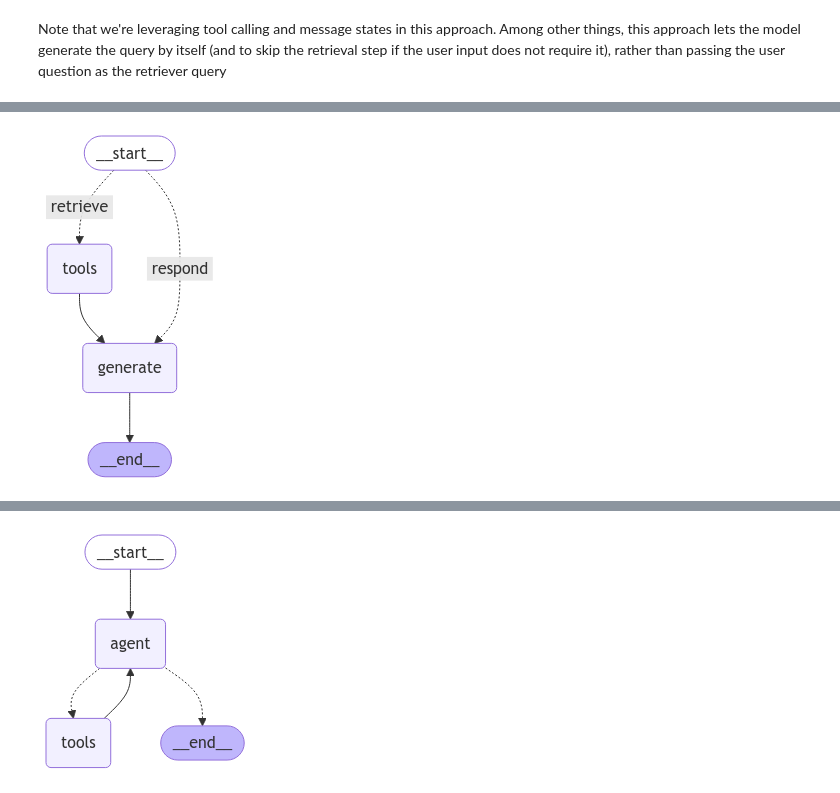
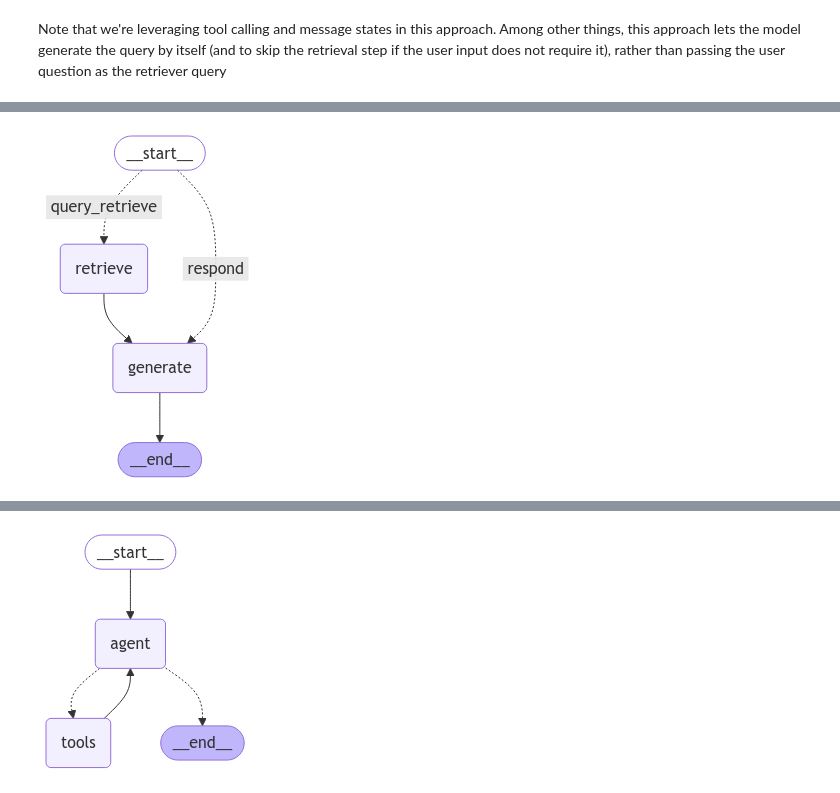
Before and after one commit to TimBMK/lit_helper, a Jupyter notebook: conv_agent_tests.ipynb, the cells around one changed output, grey strips where cells are left out. Drawn from its saved outputs; the diff is of its cells as text; code cells hidden in the pictures.

Commit message:
added self query retriever workflow

```diff
--- a/conv_agent_tests.ipynb
+++ b/conv_agent_tests.ipynb
@@ -390,0 +516,20 @@ def generate(state: MessagesState):
+# %%
+# build the retriever
+
+def sq_retrieve(state):
+    """
+    Retrieve documents from vectorstore
+    Args:
+        state (dict): The current graph state
+    Returns:
+        state (dict): New key added to state, documents, that contains retrieved documents
+    """
+    if verbose: print("---RETRIEVE---")
+    retrieved_docs = self_query_retriever.invoke(state["question"])
+    serialized = "\n\n".join(
+        (f"Source: {doc.metadata}\n" f"Content: {doc.page_content}")
+        # (f"Source: {doc.metadata["source"]}\n" f"Page: {doc.metadata["page"]}\n" f"Content: {doc.page_content}") # Alternate format. Does not make the model better at reporting the page, but changes the output
+        for doc in retrieved_docs
+    )
+    return {"serialized": serialized,
+            "retrieved_docs": retrieved_docs}
@@ -391,49 +560,37 @@ def generate(state: MessagesState):
 # %%
-# set up the graph, including a conditional pass on the tools-based generation nodes
-
 from langgraph.graph import END
-from langgraph.prebuilt import ToolNode, tools_condition
 from IPython.display import Image, display
 from langgraph.checkpoint.memory import MemorySaver
+from langgraph.graph import StateGraph # we're using the custom graph scheme above
 
-graph_builder.add_node(tools)
-graph_builder.add_node(generate)
+sq_graph_builder = StateGraph(GraphState)
 
-if self_query_retriever:
-    graph_builder.set_conditional_entry_point(
-        route_question,
-        {
-            "retrieve": "tools",
-            "respond": "generate",
-        }
-    )
+sq_graph_builder.add_node("generate", sq_generate)
 
-else:
-    graph_builder.add_node(query_or_respond)
-    graph_builder.set_entry_point("query_or_respond")
-    graph_builder.add_conditional_edges(
-        "query_or_respond",
-        tools_condition,
-        {END: END, "tools": "tools"},
-    )
+sq_graph_builder.set_conditional_entry_point(
+    route_question,
+    {
+        "query_retrieve": "retrieve",
+        "respond": "generate",
+    }
+)
 
+sq_graph_builder.add_node("retrieve", sq_retrieve)
 
-graph_builder.add_edge("tools", "generate")
-graph_builder.add_edge("generate", END)
+sq_graph_builder.add_edge("retrieve", "generate")
 
-graph = graph_builder.compile()
+sq_graph_builder.add_edge("generate", END)
 
 # add memory for prolongued converstations. For now, saving it in memory is sufficient
-
 memory = MemorySaver()
-graph = graph_builder.compile(checkpointer=memory)
+sq_graph = sq_graph_builder.compile(checkpointer=memory)
 
 # Specify an ID for the thread
-config = {"configurable": {"thread_id": "test_thread"}}
+config = {"configurable": {"thread_id": "test_thread_sq"}}
 
-display(Image(graph.get_graph().draw_mermaid_png())) # show our graph architecture
+display(Image(sq_graph.get_graph().draw_mermaid_png())) # show our graph architecture
 # %% [output]
-[figure, old version]
+[figure, new version]
 # %%
 input_message = "Hello" # whether or not the model correctly decides to use a tool is highly dependant on the model used; e.g gpt-4o is a lot better at this than llama3.2, qwq and nemotron-mini can handle this too
 
```
Also changed, not shown: parts of 29 cells of this notebook.
